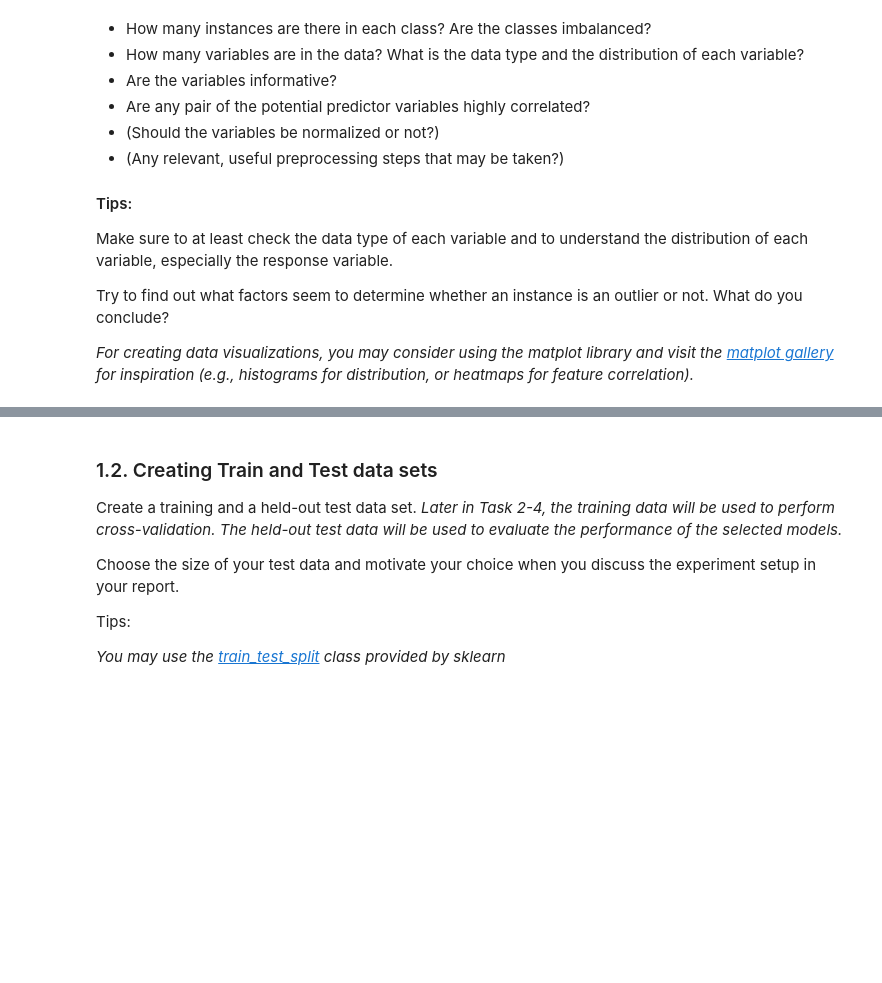
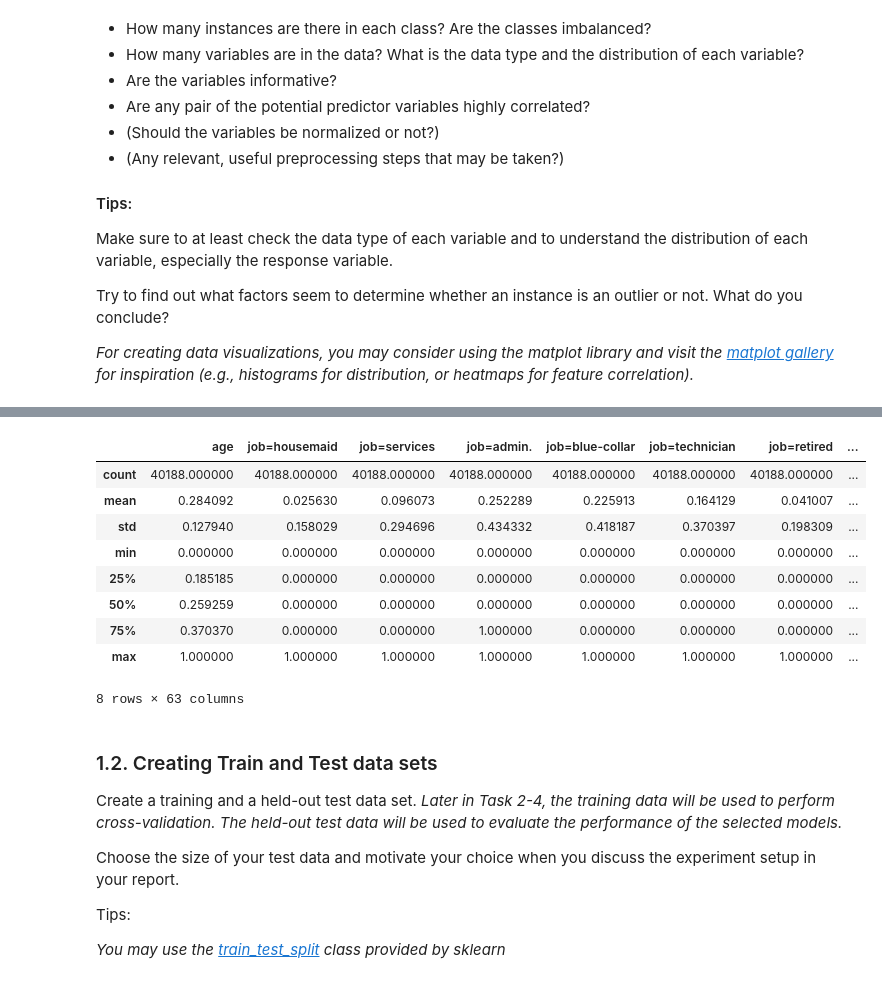
Before and after one commit to MacSuperior/APML, a Jupyter notebook: Assignment-1.ipynb, the cells around one changed output, grey strips where cells are left out. Cells and saved outputs as stored; diff of their text form; code cells hidden in the pictures; blank space fills up the shorter version.

```diff
--- a/Assignment-1.ipynb
+++ b/Assignment-1.ipynb
@@ -80,0 +111,13 @@ print(data.describe())
+# %%
+data.describe()
+# %% [output]
+|  | age | job=housemaid | job=services | job=admin. | job=blue-collar | job=technician | job=retired | ... |
+| count | 40188.000000 | 40188.000000 | 40188.000000 | 40188.000000 | 40188.000000 | 40188.000000 | 40188.000000 | ... |
+| mean | 0.284092 | 0.025630 | 0.096073 | 0.252289 | 0.225913 | 0.164129 | 0.041007 | ... |
+| std | 0.127940 | 0.158029 | 0.294696 | 0.434332 | 0.418187 | 0.370397 | 0.198309 | ... |
+| min | 0.000000 | 0.000000 | 0.000000 | 0.000000 | 0.000000 | 0.000000 | 0.000000 | ... |
+| 25% | 0.185185 | 0.000000 | 0.000000 | 0.000000 | 0.000000 | 0.000000 | 0.000000 | ... |
+| 50% | 0.259259 | 0.000000 | 0.000000 | 0.000000 | 0.000000 | 0.000000 | 0.000000 | ... |
+| 75% | 0.370370 | 0.000000 | 0.000000 | 1.000000 | 0.000000 | 0.000000 | 0.000000 | ... |
+| max | 1.000000 | 1.000000 | 1.000000 | 1.000000 | 1.000000 | 1.000000 | 1.000000 | ... |
+8 rows × 63 columns
```
Also changed, not shown: parts of 17 cells of this notebook.
